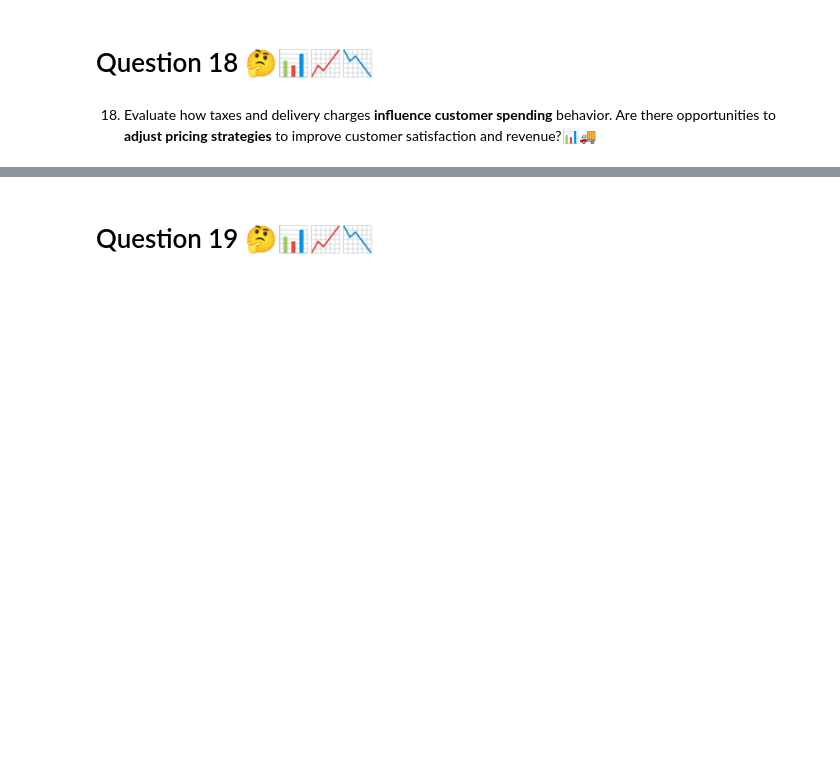
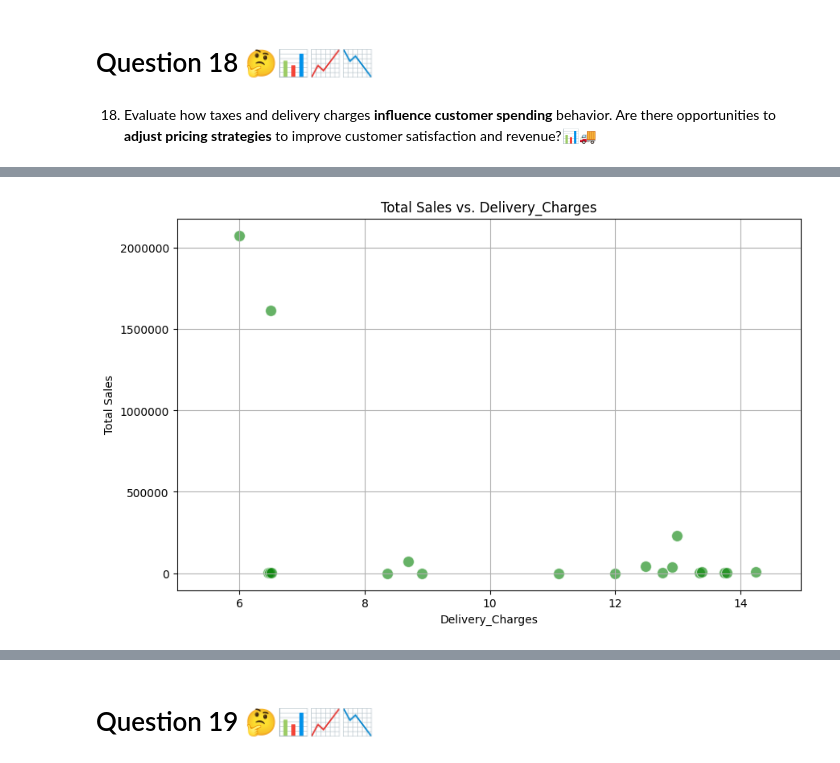
Before and after one commit to Smita569/E-commerce_Marketing_and_sales, a Jupyter notebook: E_commerce_Marketing_and_sales_Business_Case.ipynb, the cells around one changed output, grey strips where cells are left out. Drawn from its saved outputs; the diff is of its cells as text; code cells hidden in the pictures; blank space fills up the shorter version.

```diff
--- a/E_commerce_Marketing_and_sales_Business_Case.ipynb
+++ b/E_commerce_Marketing_and_sales_Business_Case.ipynb
@@ -906,0 +931,5 @@ plt.show()
+# %%
+# Group by data by delivery charges with respective to Total Sales
+df_sales_tax_merged=pd.merge(df_sales_with_first_purchase,df_taxAmount,on='Product_Category')
+df_sales_tax_merged_deliverygrp=df_sales_tax_merged.groupby('Delivery_Charges')['Total_Sales'].sum().reset_index()
+df_sales_tax_merged_deliverygrp.head(10)
@@ -906,0 +948,14 @@ plt.show()
+# %%
+# plot above data to visualise delivery charges vs total sales
+plt.figure(figsize=(10, 6))
+formatter = mticker.FormatStrFormatter('%.0f')
+sns.scatterplot(data=df_sales_tax_merged_deliverygrp.head(20), x='Delivery_Charges', y='Total_Sales',alpha=0.6,color='green',s=100)
+plt.title('Total Sales vs. Delivery_Charges')
+plt.xlabel('Delivery_Charges')
+plt.ylabel('Total Sales')
+plt.grid(True)
+plt.gca().yaxis.set_major_formatter(formatter)
+plt.xlim(5,)
+plt.show()
+# %% [output]
+[figure, added]
```
Also changed, not shown: parts of 5 cells of this notebook.
